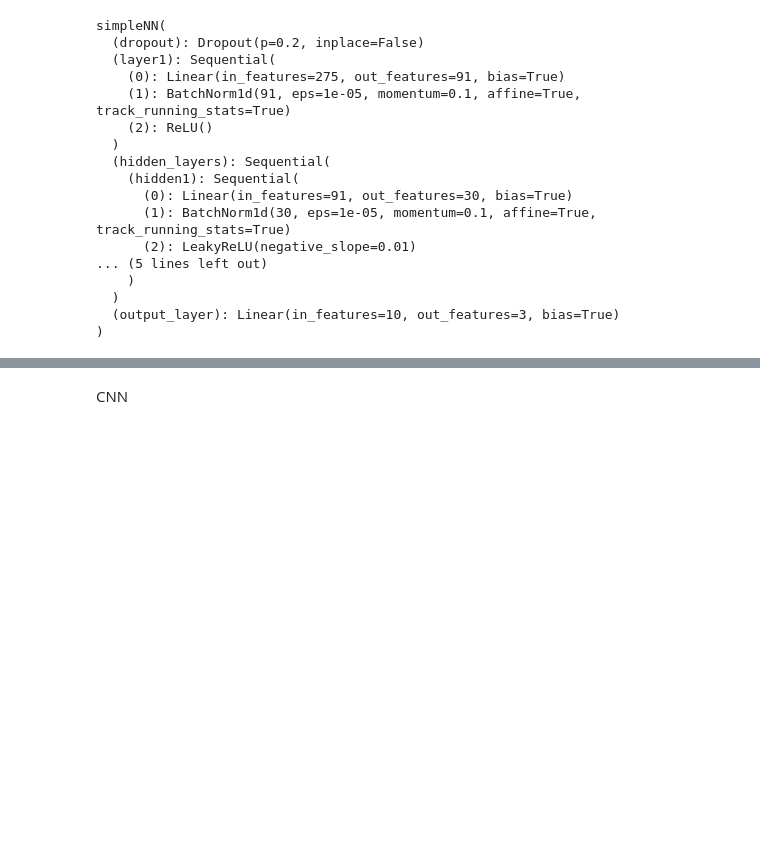
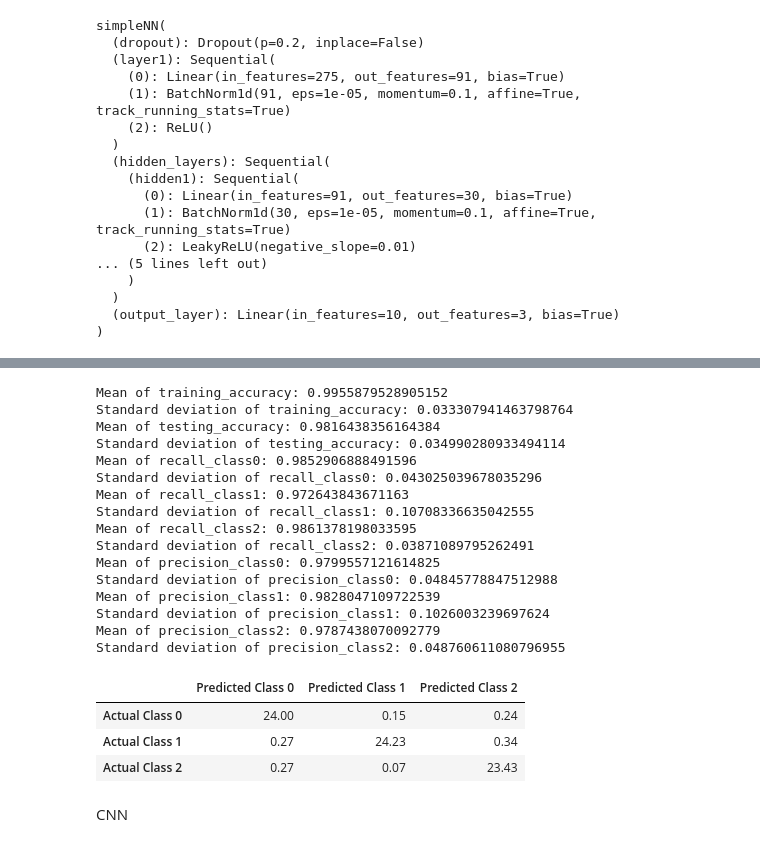
Before and after one commit to chihoon1/Visionless_Fish, a Jupyter notebook: HurstExponent_NeuralNetwork_Classification-Nested_Design.ipynb, the cells around one changed output, grey strips where cells are left out. Cells and saved outputs as stored; diff of their text form; code cells hidden in the pictures; blank space fills up the shorter version.

```diff
--- a/HurstExponent_NeuralNetwork_Classification-Nested_Design.ipynb
+++ b/HurstExponent_NeuralNetwork_Classification-Nested_Design.ipynb
@@ -255,0 +266,21 @@ array([[23,  3,  0],
+# %%
+def build_simpleNN(params):
+    input_d, output_d, is_dropOut,is_batchNorm, layers_dim, activations = args
+    model = simpleNN(input_d, output_d, is_dropOut, is_batchNorm,
+                 layers_dim=layers_dim, activations=activations)
+    return model
+
+args = [input_d, output_d, is_dropOut,is_batchNorm, layers_dim, activations]
+
+model_f = build_simpleNN
+
+# random sampling and train a new model
+# to more accurately test our model performace indepedent of particular samples
+# Similar to the idea of K-fold cross validation
+predictors = list(df.drop(labels='class', axis=1).columns)  # names of the features
+res = repeat_sampling_and_trainingNN(model_f, args, df,
+                                  'class', predictors, num_repeat=100, doMinMaxScaling=False,
+                                  #num_window=num_window,
+                                     data_processing_f=balanced_nested_design_sampling,
+                                  is_oversample=True, oversample_f=SMOTE_oversample,
+                                    train_f = train, test_f = test, epochs=100)
@@ -256,3 +449,28 @@ array([[23,  3,  0],
+# %%
+performance_dict, avg_cm = res
+print_performance_metrics(performance_dict)
+avg_cm
+# %% [output]
+Mean of training_accuracy: 0.9955879528905152
+Standard deviation of training_accuracy: 0.033307941463798764
+Mean of testing_accuracy: 0.9816438356164384
+Standard deviation of testing_accuracy: 0.034990280933494114
+Mean of recall_class0: 0.9852906888491596
+Standard deviation of recall_class0: 0.043025039678035296
+Mean of recall_class1: 0.972643843671163
+Standard deviation of recall_class1: 0.10708336635042555
+Mean of recall_class2: 0.9861378198033595
+Standard deviation of recall_class2: 0.03871089795262491
+Mean of precision_class0: 0.9799557121614825
+Standard deviation of precision_class0: 0.04845778847512988
+Mean of precision_class1: 0.9828047109722539
+Standard deviation of precision_class1: 0.1026003239697624
+Mean of precision_class2: 0.9787438070092779
+Standard deviation of precision_class2: 0.048760611080796955
+|  | Predicted Class 0 | Predicted Class 1 | Predicted Class 2 |
+| Actual Class 0 | 24.00 | 0.15 | 0.24 |
+| Actual Class 1 | 0.27 | 24.23 | 0.34 |
+| Actual Class 2 | 0.27 | 0.07 | 23.43 |
 # %% [markdown]
 CNN
 # %%
```
Also changed, not shown: parts of 20 cells of this notebook, 13 other files.
